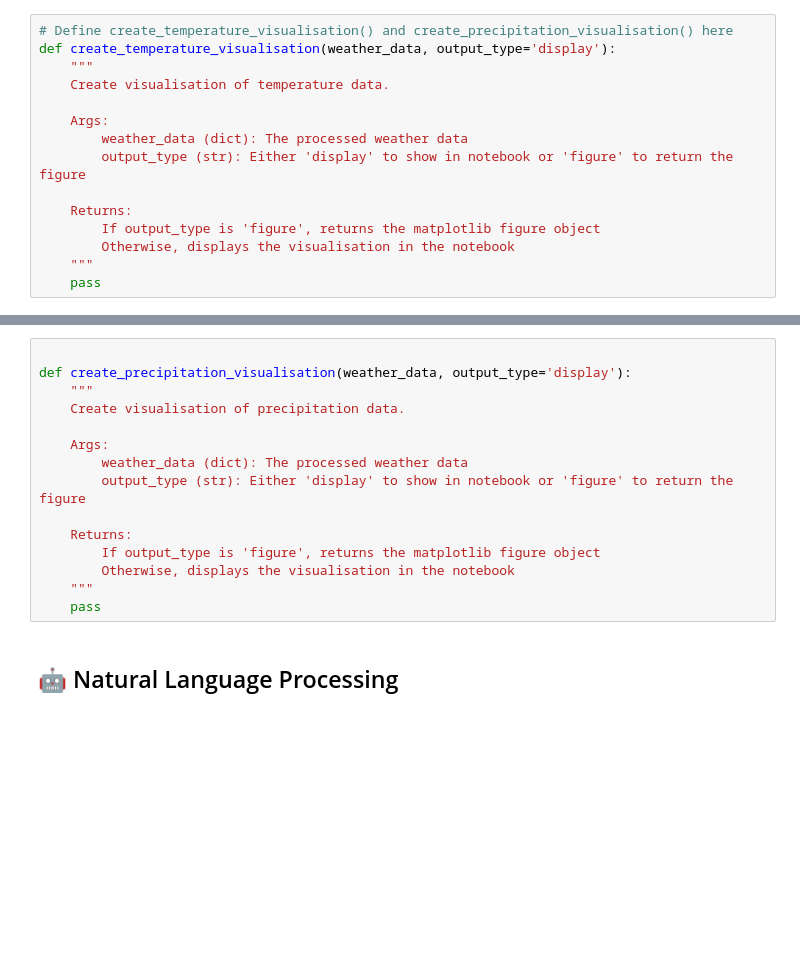
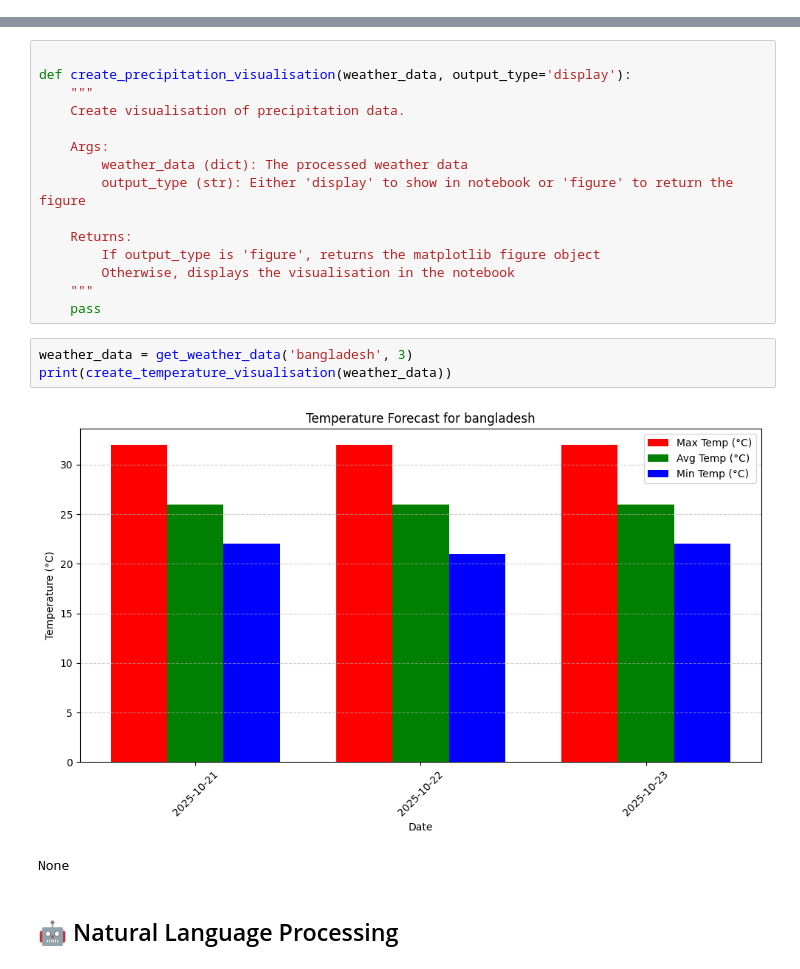
Before and after one commit to farzanajui/Farzana_Akter_23337406, a Jupyter notebook: starter_notebook.ipynb, the cells around one changed output, grey strips where cells are left out. Cells and saved outputs as stored; diff of their text form; blank space fills up the shorter version.

Commit message:
Created temperature visualization

```diff
--- a/starter_notebook.ipynb
+++ b/starter_notebook.ipynb
@@ -153,18 +153,3 @@ def get_weather_data(location, forecast_days=5):
     }
 # %% [markdown]
 ## 📊 Visualisation Functions
-# %%
-# Define create_temperature_visualisation() and create_precipitation_visualisation() here
-def create_temperature_visualisation(weather_data, output_type='display'):
-    """
-    Create visualisation of temperature data.
-
-    Args:
-        weather_data (dict): The processed weather data
-        output_type (str): Either 'display' to show in notebook or 'figure' to return the figure
-
-    Returns:
-        If output_type is 'figure', returns the matplotlib figure object
-        Otherwise, displays the visualisation in the notebook
-    """
-    pass
@@ -183,6 +230,12 @@ def create_precipitation_visualisation(weather_data, output_type='display'):
         Otherwise, displays the visualisation in the notebook
     """
     pass
+# %%
+weather_data = get_weather_data('bangladesh', 3)
+print(create_temperature_visualisation(weather_data))
+# %% [output]
+[figure, added]
+None
 # %% [markdown]
 ## 🤖 Natural Language Processing
 # %%
```
Also changed, not shown: parts of 1 cell of this notebook.
